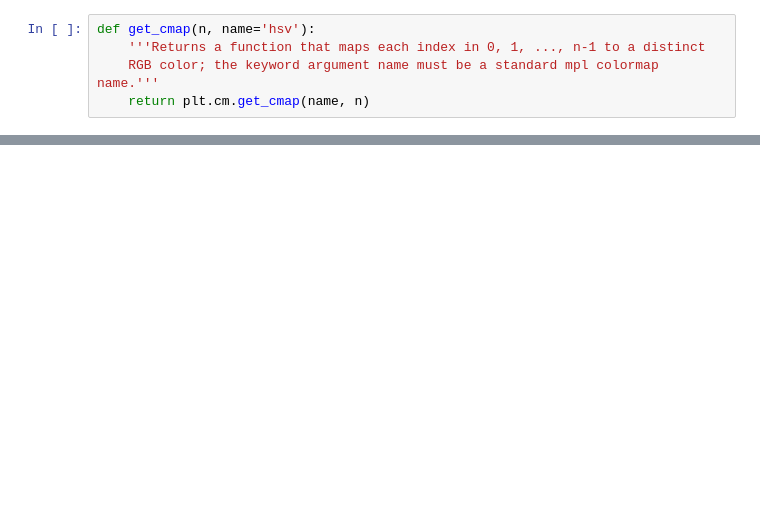
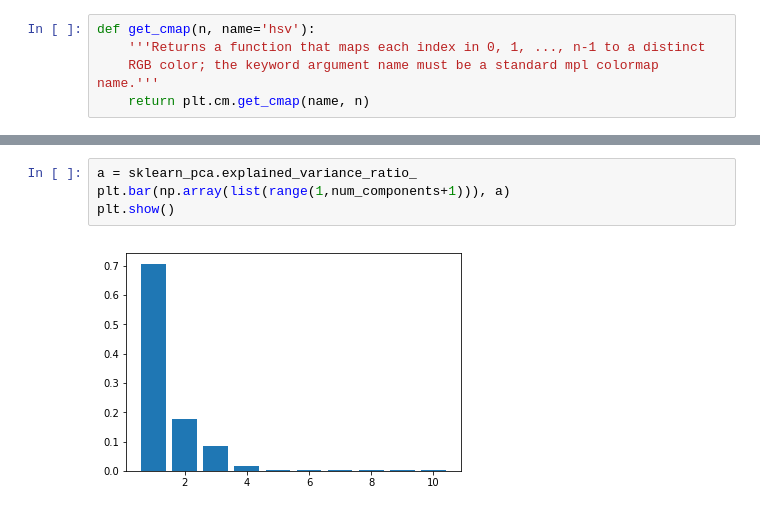
Before and after one commit to pedrobpio/TG, a Jupyter notebook: normaliza e visualizacao de covariancia.ipynb, the cells around one changed output, grey strips where cells are left out. Saved outputs shown, nothing was run; the diff lists cells and outputs as text; blank space fills up the shorter version.

```diff
--- a/normaliza e visualizacao de covariancia.ipynb
+++ b/normaliza e visualizacao de covariancia.ipynb
@@ -119,3 +124,9 @@ array([0.70695   , 0.17635523])
+# %%
+a = sklearn_pca.explained_variance_ratio_
+plt.bar(np.array(list(range(1,num_components+1))), a)
+plt.show()
+# %% [output]
+[figure, added]
 # %%
 sklearn_pca.components_
 # %% [output]
```
Also changed, not shown: parts of 6 cells of this notebook.
